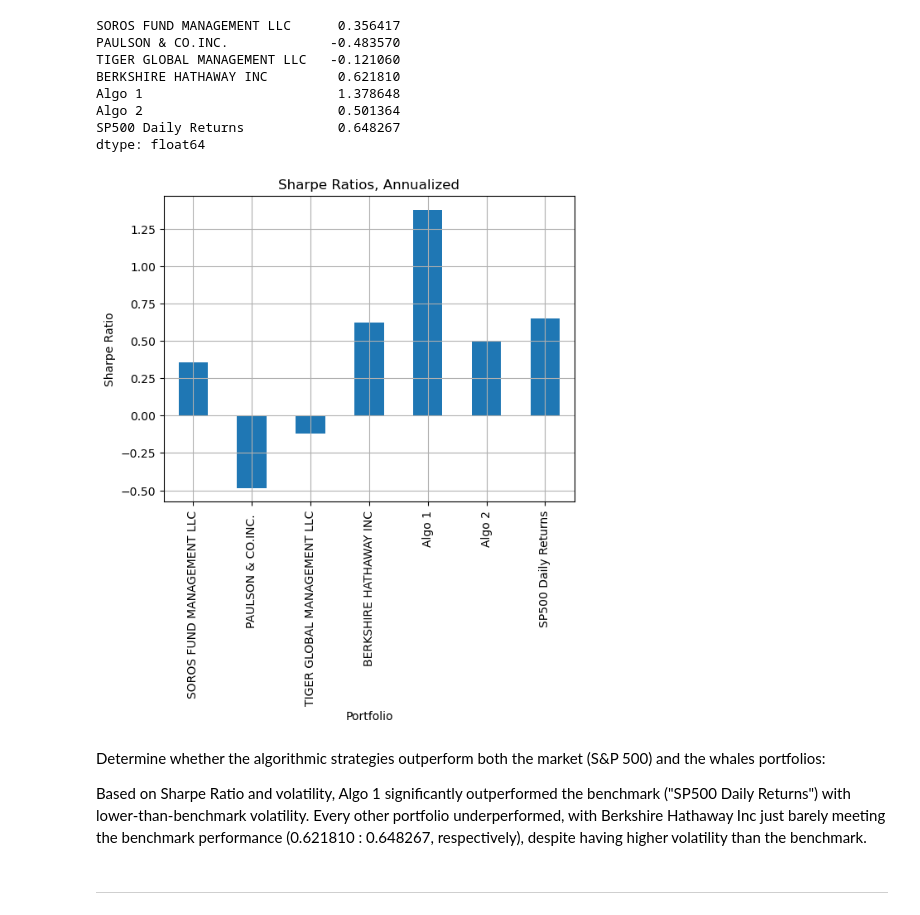
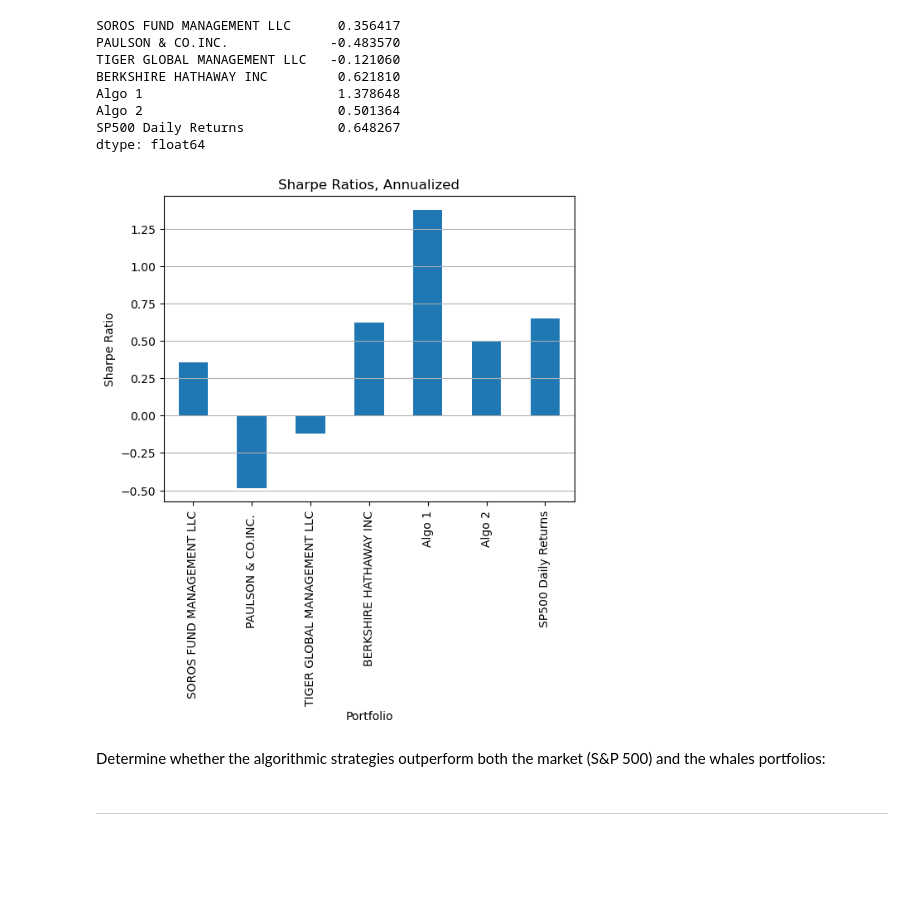
Before and after one commit to blleshi/A-Whale-Off-The-Port-folio-, a Jupyter notebook: whale_analysis.ipynb, the cells around one changed output. Drawn from its saved outputs; the diff is of its cells as text; code cells hidden in the pictures; blank space fills up the shorter version.

```diff
--- a/whale_analysis.ipynb
+++ b/whale_analysis.ipynb
@@ -467,14 +468,12 @@ dtype: float64
 # %%
 # Visualize the sharpe ratios as a bar plot
 combined_sharpe_ratios.plot(kind = 'bar')
 plt.xlabel('Portfolio')
 plt.ylabel('Sharpe Ratio')
 plt.title('Sharpe Ratios, Annualized')
-plt.grid(True)
+plt.grid (axis = 'y')
 plt.show()
 # %% [output]
-[figure, old version]
+[figure, new version]
-# %% [markdown]
-Determine whether the algorithmic strategies outperform both the market (S&P 500) and the whales portfolios:
-
-Based on Sharpe Ratio and volatility, Algo 1 significantly outperformed the benchmark ("SP500 Daily Returns") with lower-than-benchmark volatility. Every other portfolio underperformed, with Berkshire Hathaway Inc just barely meeting the benchmark performance (0.621810 :  0.648267, respectively), despite having higher volatility than the benchmark.
+# %% [markdown]
+Determine whether the algorithmic strategies outperform both the market (S&P 500) and the whales portfolios:
```
Also changed, not shown: parts of 38 cells of this notebook.
